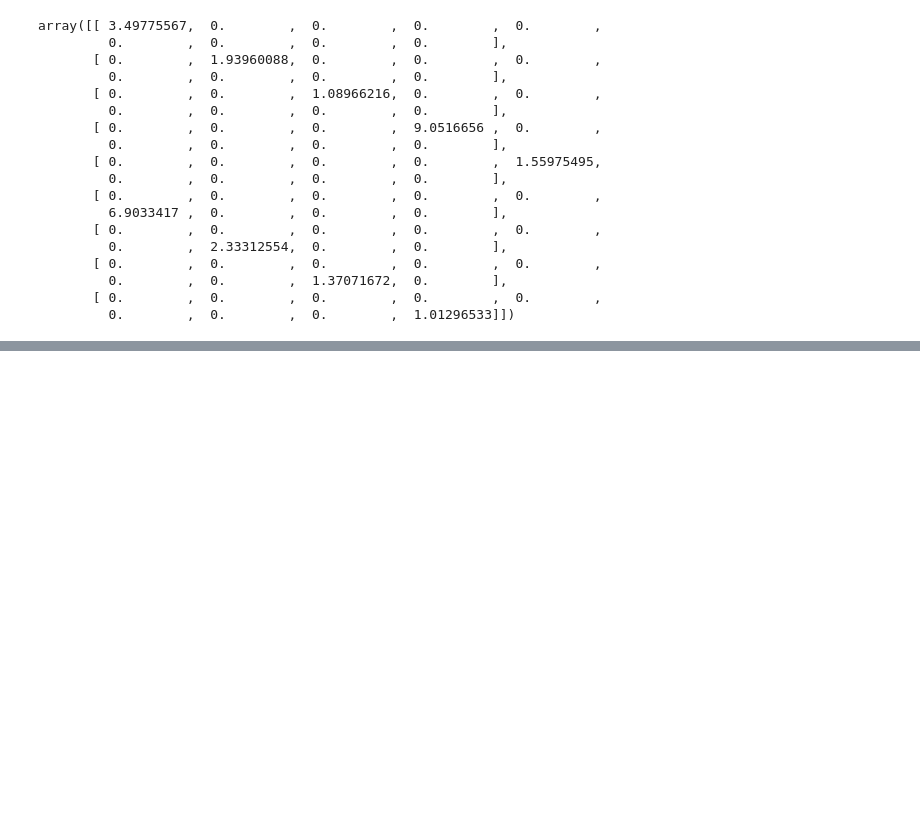
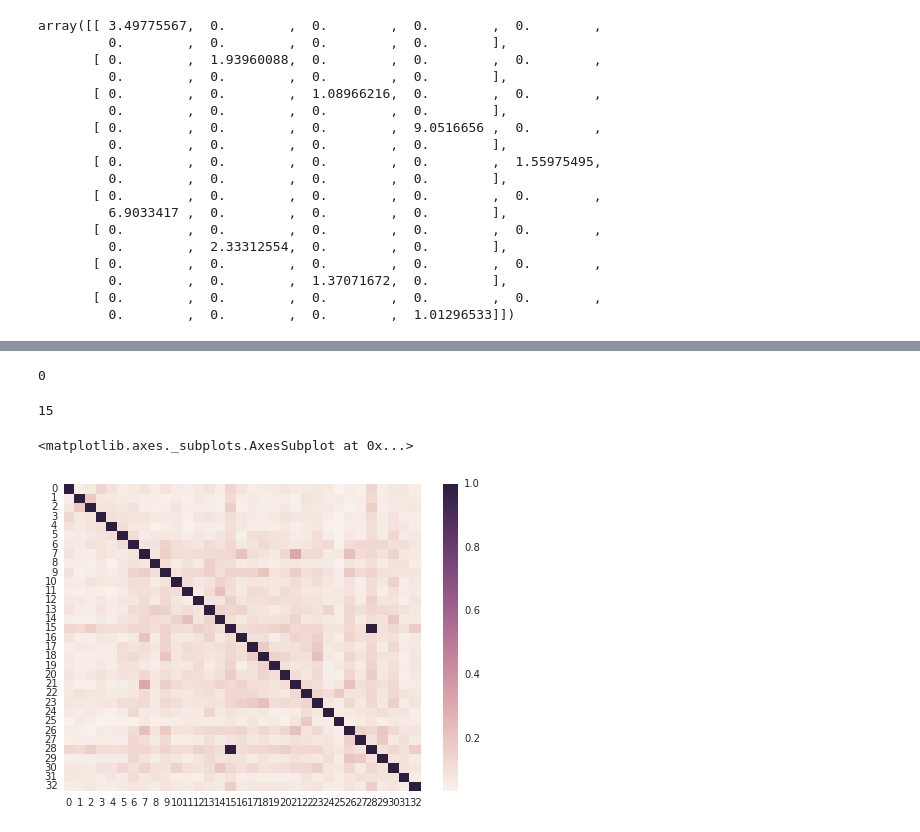
Before and after one commit to DesignInformaticsLab/EcoRacer2016, a Jupyter notebook: testing_NB.ipynb, the cells around one changed output, grey strips where cells are left out. Drawn from its saved outputs; the diff is of its cells as text; code cells hidden in the pictures; blank space fills up the shorter version.

```diff
--- a/testing_NB.ipynb
+++ b/testing_NB.ipynb
@@ -157,0 +139,15 @@ array([  0.00000000e+00,   1.77635684e-14,   4.97379915e-14,
+# %%
+err =np.abs(rKrig.yhat(X) - y)
+np.sum(err>0.01)
+# %% [output]
+0
+# %%
+np.argmax(err)
+# %% [output]
+15
+# %%
+import seaborn as sns
+sns.heatmap(rKrig.R)
+# %% [output]
+<matplotlib.axes._subplots.AxesSubplot at 0x...>
+[figure, added]
```
Also changed, not shown: parts of 19 cells of this notebook, 2 other files.
